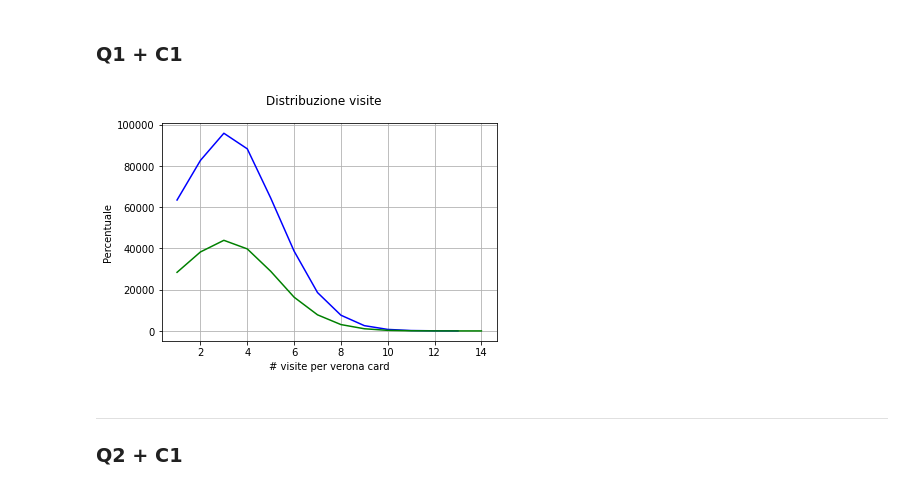
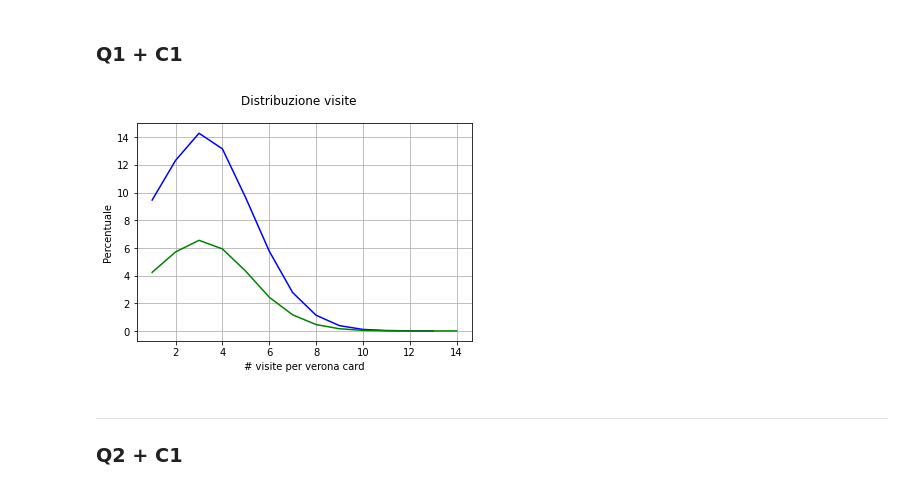
Before and after one commit to 4nnina/bigData_project, a Jupyter notebook: Progetto.ipynb, the cells around one changed output. Cells and saved outputs as stored; diff of their text form; code cells hidden in the pictures.

```diff
--- a/Progetto.ipynb
+++ b/Progetto.ipynb
@@ -352,29 +352,29 @@ under_poi_visited = poi_visited_vc_day_use.join(under_X)\
 # %%
 import matplotlib.pyplot as plt
 
 list_over = over_poi_visited.collect()
 list_under = under_poi_visited.collect()
 
-perc_vc_over = [ (x[1] ) for x in list_over]
-perc_vc_under = [ (x[1] ) for x in list_under]
+perc_vc_over = [ (x[1] / tot_vc * 100 ) for x in list_over]
+perc_vc_under = [ (x[1] / tot_vc * 100 ) for x in list_under]
 visit_number_over = [x[0] for x in list_over]
 visit_number_under = [x[0] for x in list_under]
 
 plt.suptitle('Distribuzione visite')
 plt.xlabel('# visite per verona card')
 plt.ylabel('Percentuale')
 
 plt.grid(ls = '-')
 #plt.plot(visit_number, perc_vc)
 #for x,y in zip(visit_number, perc_vc):
 #    plt.text(x,y, str(round(y,2)))
 plt.plot(visit_number_over,perc_vc_over, color='b')
 plt.plot(visit_number_under,perc_vc_under, color='g')
 #plt.legend()
 
 plt.show()
 # %% [output]
-[figure, old version]
+[figure, new version]
 # %% [markdown]
 --------------------------------------------------------
 ### Q2 + C1
```
Also changed, not shown: parts of 9 cells of this notebook.
